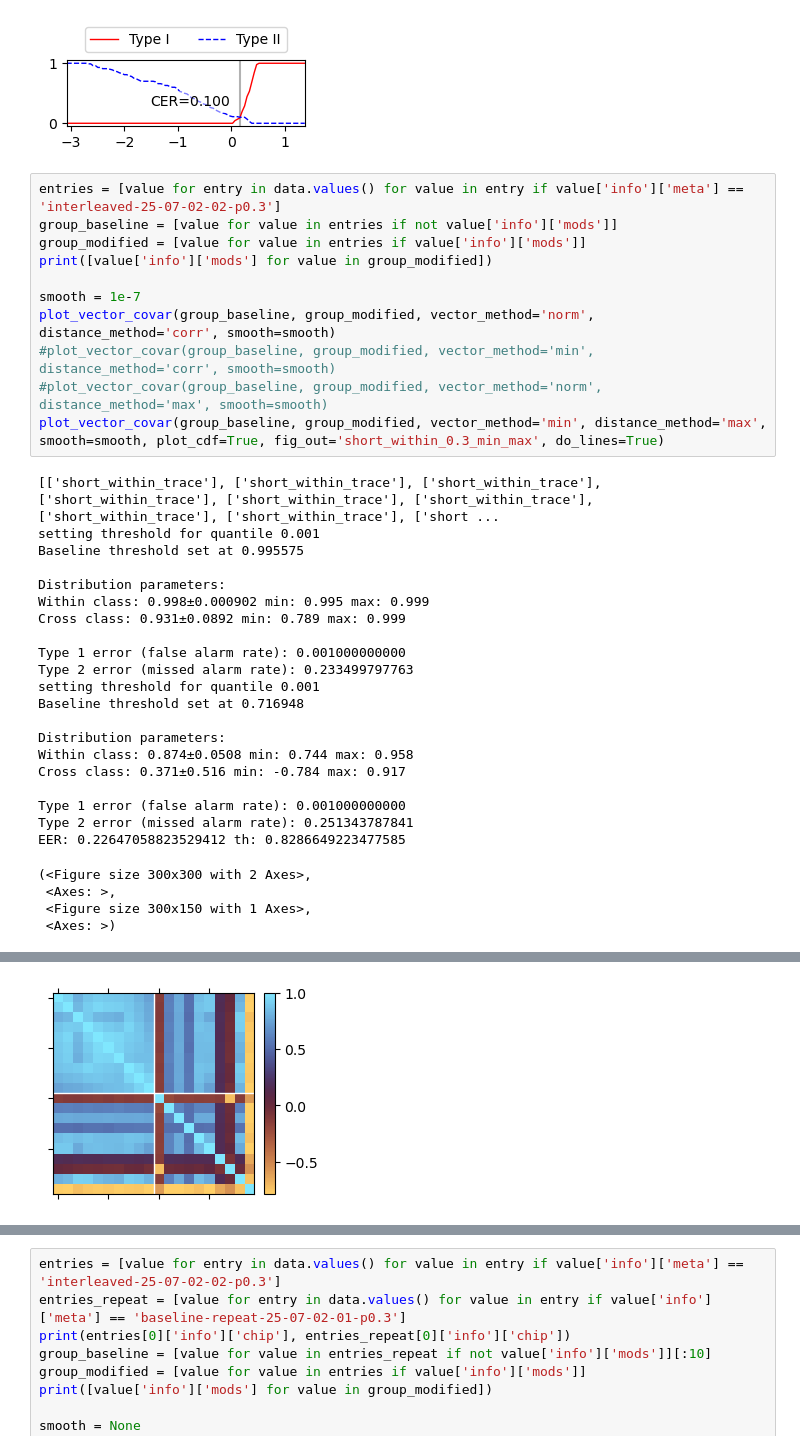
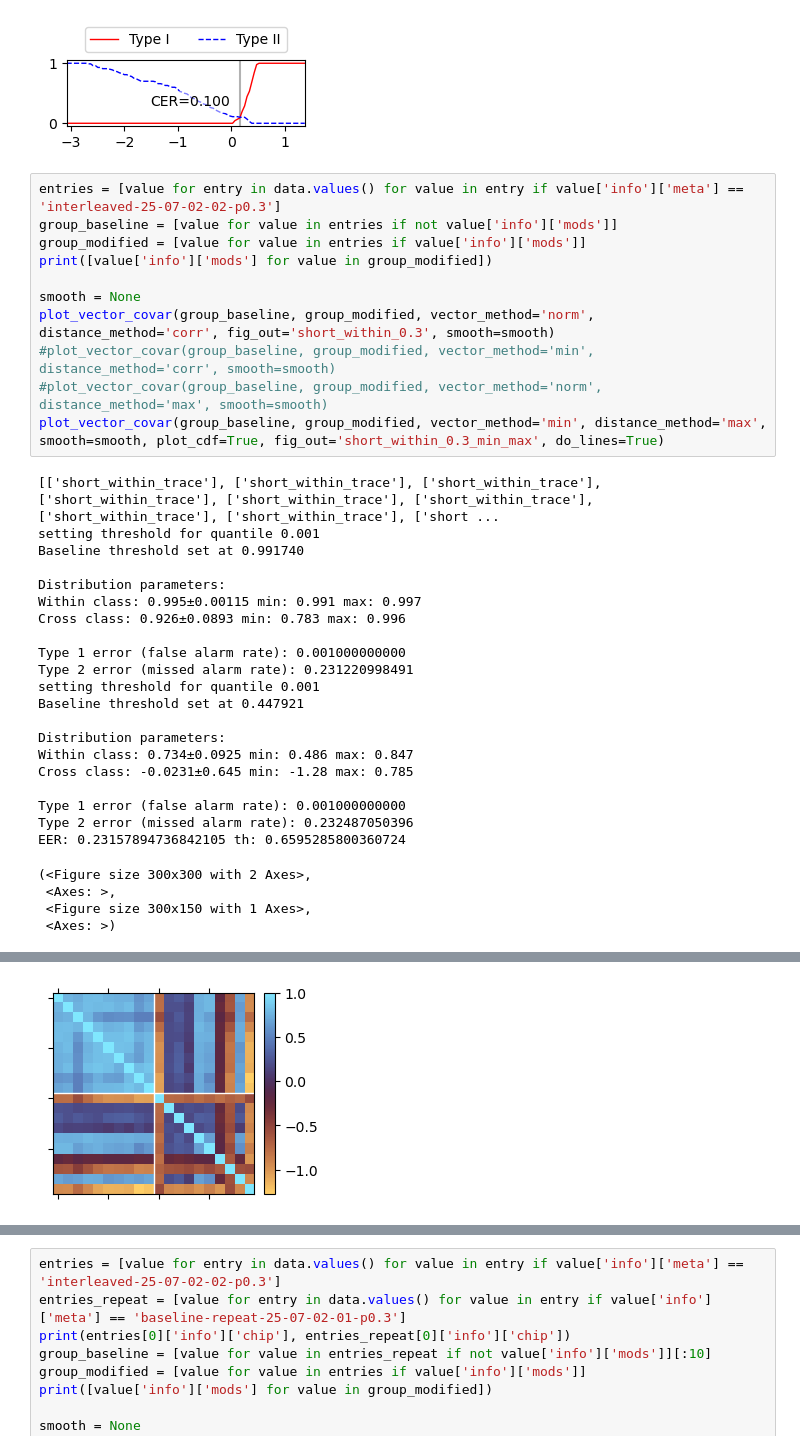
Before and after one commit to jaseg/sampling-mesh-monitor, a Jupyter notebook: jupyter_notebooks/classifier_tests.ipynb, the cells around one changed output, grey strips where cells are left out. Drawn from its saved outputs; the diff is of its cells as text.

```diff
--- a/jupyter_notebooks/classifier_tests.ipynb
+++ b/jupyter_notebooks/classifier_tests.ipynb
@@ -853,32 +873,32 @@ group_baseline = [value for value in entries if not value['info']['mods']]
 group_modified = [value for value in entries if value['info']['mods']]
 print([value['info']['mods'] for value in group_modified])
 
-smooth = 1e-7
-plot_vector_covar(group_baseline, group_modified, vector_method='norm', distance_method='corr', smooth=smooth)
+smooth = None
+plot_vector_covar(group_baseline, group_modified, vector_method='norm', distance_method='corr', fig_out='short_within_0.3', smooth=smooth)
 #plot_vector_covar(group_baseline, group_modified, vector_method='min', distance_method='corr', smooth=smooth)
 #plot_vector_covar(group_baseline, group_modified, vector_method='norm', distance_method='max', smooth=smooth)
 plot_vector_covar(group_baseline, group_modified, vector_method='min', distance_method='max', smooth=smooth, plot_cdf=True, fig_out='short_within_0.3_min_max', do_lines=True)
 # %% [output]
 [['short_within_trace'], ['short_within_trace'], ['short_within_trace'], ['short_within_trace'], ['short_within_trace'], ['short_within_trace'], ['short_within_trace'], ['short_within_trace'], ['short ...
 setting threshold for quantile 0.001
-Baseline threshold set at 0.995575
+Baseline threshold set at 0.991740
 
 Distribution parameters:
-Within class: 0.998±0.000902 min: 0.995 max: 0.999
-Cross class: 0.931±0.0892 min: 0.789 max: 0.999
+Within class: 0.995±0.00115 min: 0.991 max: 0.997
+Cross class: 0.926±0.0893 min: 0.783 max: 0.996
 
 Type 1 error (false alarm rate): 0.001000000000
-Type 2 error (missed alarm rate): 0.233499797763
+Type 2 error (missed alarm rate): 0.231220998491
 setting threshold for quantile 0.001
-Baseline threshold set at 0.716948
+Baseline threshold set at 0.447921
 
 Distribution parameters:
-Within class: 0.874±0.0508 min: 0.744 max: 0.958
-Cross class: 0.371±0.516 min: -0.784 max: 0.917
+Within class: 0.734±0.0925 min: 0.486 max: 0.847
+Cross class: -0.0231±0.645 min: -1.28 max: 0.785
 
 Type 1 error (false alarm rate): 0.001000000000
-Type 2 error (missed alarm rate): 0.251343787841
-EER: 0.22647058823529412 th: 0.8286649223477585
+Type 2 error (missed alarm rate): 0.232487050396
+EER: 0.23157894736842105 th: 0.6595285800360724
 (<Figure size 300x300 with 2 Axes>,
  <Axes: >,
  <Figure size 300x150 with 1 Axes>,
@@ -887 +907 @@ EER: 0.22647058823529412 th: 0.8286649223477585
-[figure, old version]
+[figure, new version]
```
Also changed, not shown: parts of 4 cells of this notebook, 31 other files.
